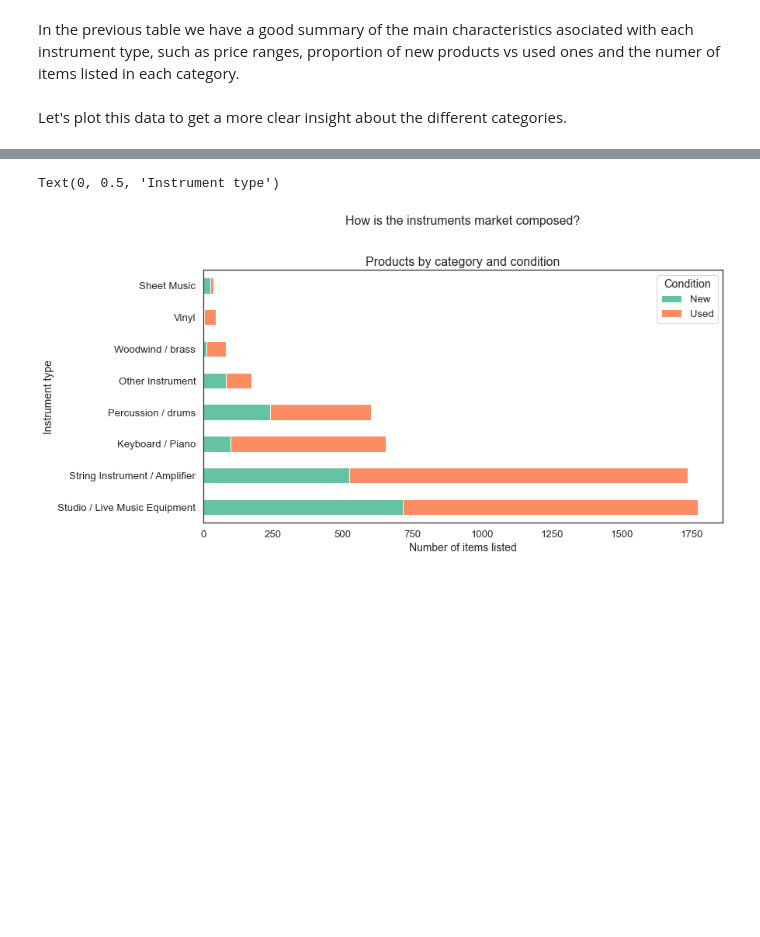
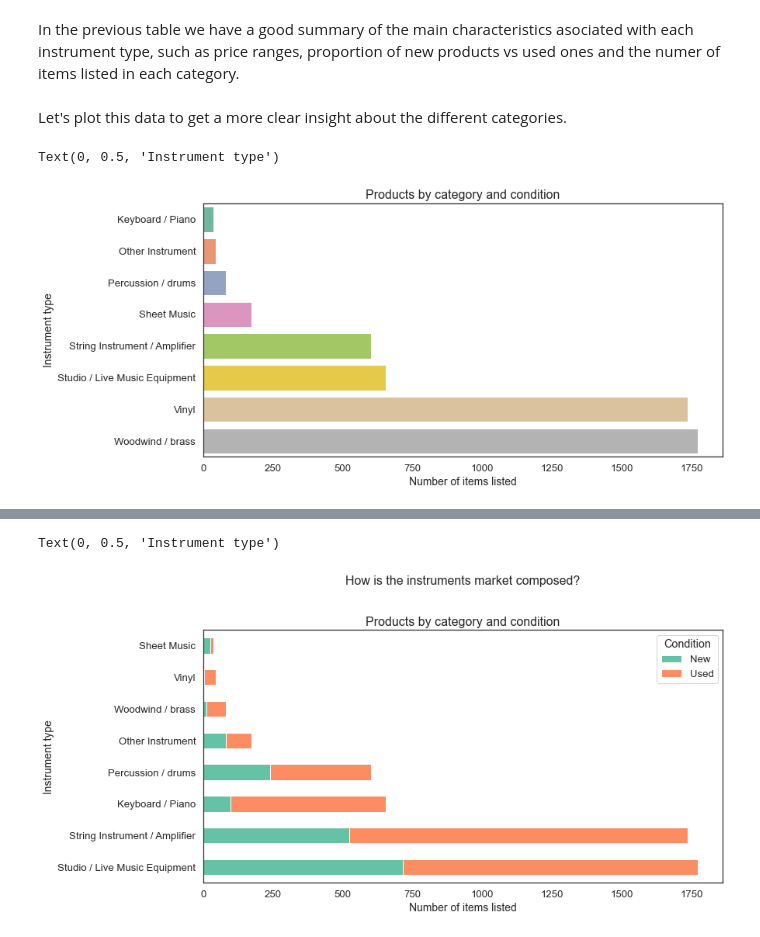
Before and after one commit to LeandroHornos/musical-instruments-prices, a Jupyter notebook: exploratory-analysis.ipynb, the cells around one changed output, grey strips where cells are left out. Cells and saved outputs as stored; diff of their text form; code cells hidden in the pictures; blank space fills up the shorter version.

```diff
--- a/exploratory-analysis.ipynb
+++ b/exploratory-analysis.ipynb
@@ -85,3 +59,20 @@ table.round(decimals=2).sort_values([('Items', 'Total')], ascending=False)
 # %% [markdown]
 In the previous table we have a good summary of the main characteristics asociated with each instrument type, such as price ranges, proportion of new products vs used ones and the numer of items listed in each category.<br><br>
 Let's plot this data to get a more clear insight about the different categories.
+# %%
+# We are going to make a stacked bar plot to see wich are the most popular categories
+# and also the proportion of new and used items in each instrument type.
+
+fig_dims = (12, 6)
+fig, ax = plt.subplots(figsize=fig_dims)
+
+sns.barplot(orient="h", y=table.index, x="Total", data=table["Items"].sort_values(["Total"]))
+#add overall title
+plt.title("Products by category and condition", fontsize=16)
+
+#add axis titles
+plt.xlabel('Number of items listed', fontsize=14)
+plt.ylabel('Instrument type', fontsize=14)
+# %% [output]
+Text(0, 0.5, 'Instrument type')
+[figure, added]
```
Also changed, not shown: parts of 23 cells of this notebook, 2 other files.
